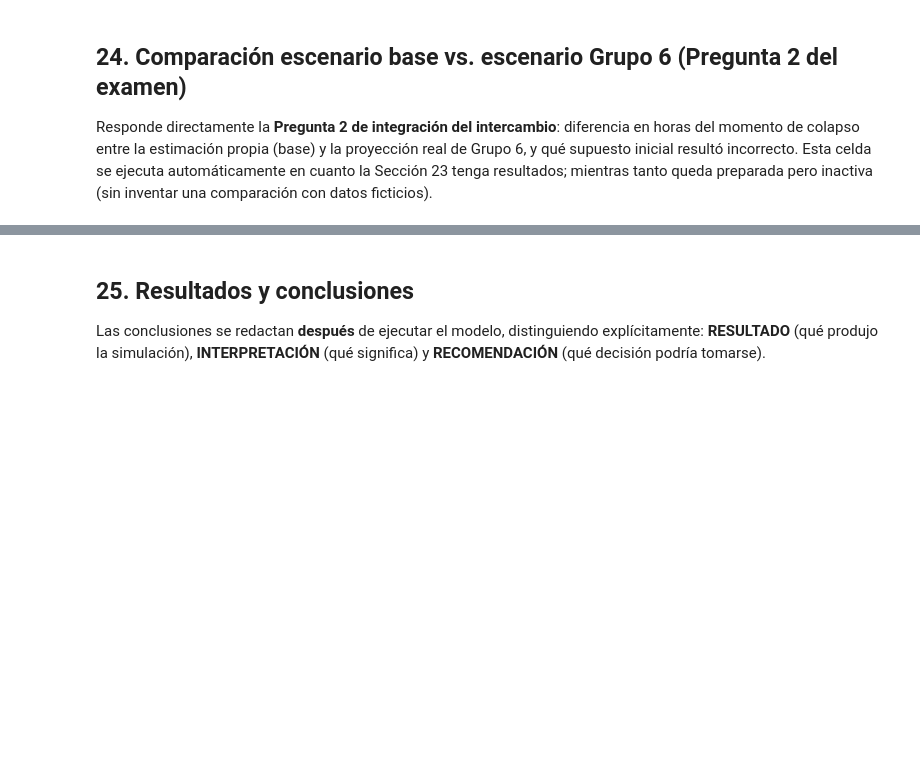
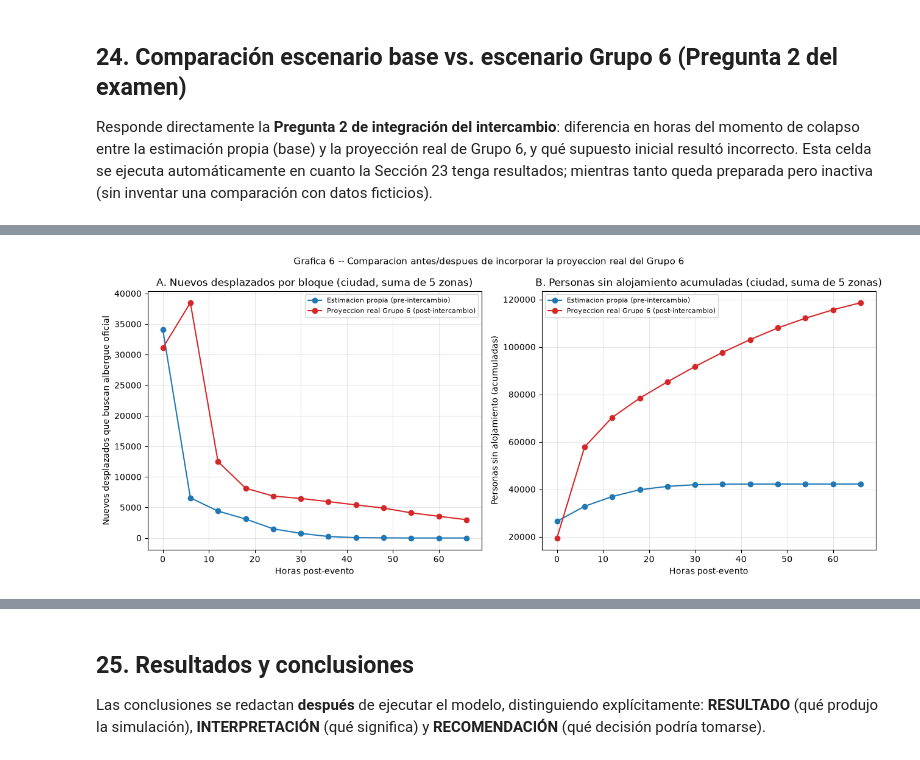
Before and after one commit to Emadlgg/examen_Practico_ModSsm, a Jupyter notebook: notebook/Grupo1_PoblacionDesplazada_Modelo.ipynb, the cells around one changed output, grey strips where cells are left out. Drawn from its saved outputs; the diff is of its cells as text; code cells hidden in the pictures; blank space fills up the shorter version.

```diff
--- a/notebook/Grupo1_PoblacionDesplazada_Modelo.ipynb
+++ b/notebook/Grupo1_PoblacionDesplazada_Modelo.ipynb
@@ -1272,0 +1323,40 @@ Sección omitida: pendiente de datos formales de Grupo 6 (ver Secciones 22-23).
+# %%
+# --- GRAFICA 6: Comparacion escenario base vs. Grupo 6 ---
+# Panel A: nuevos desplazados por bloque (ciudad, suma de zonas) -- flujo de entrada N_z(t).
+# Panel B: personas sin alojamiento acumuladas (ciudad, suma de zonas) -- stock U_z(t).
+if resultado_grupo6 is not None:
+    nuevos_base_total = resultado_base["nuevos_desplazados"].sum(axis=1)
+    nuevos_g6_total = resultado_grupo6["nuevos_desplazados"].sum(axis=1)
+    noaloj_base_total = resultado_base["no_alojados"].sum(axis=1)
+    noaloj_g6_total = resultado_grupo6["no_alojados"].sum(axis=1)
+
+    fig, axes = plt.subplots(1, 2, figsize=(13, 5.5))
+
+    axes[0].plot(horas_x, nuevos_base_total.values, marker="o", color="#1f77b4",
+                 label="Estimacion propia (pre-intercambio)")
+    axes[0].plot(horas_x, nuevos_g6_total.values, marker="o", color="#d62728",
+                 label="Proyeccion real Grupo 6 (post-intercambio)")
+    axes[0].set_title("A. Nuevos desplazados por bloque (ciudad, suma de 5 zonas)")
+    axes[0].set_xlabel("Horas post-evento")
+    axes[0].set_ylabel("Nuevos desplazados que buscan albergue oficial")
+    axes[0].legend(fontsize=8)
+    axes[0].grid(alpha=0.3)
+
+    axes[1].plot(horas_x, noaloj_base_total.values, marker="o", color="#1f77b4",
+                 label="Estimacion propia (pre-intercambio)")
+    axes[1].plot(horas_x, noaloj_g6_total.values, marker="o", color="#d62728",
+                 label="Proyeccion real Grupo 6 (post-intercambio)")
+    axes[1].set_title("B. Personas sin alojamiento acumuladas (ciudad, suma de 5 zonas)")
+    axes[1].set_xlabel("Horas post-evento")
+    axes[1].set_ylabel("Personas sin alojamiento (acumuladas)")
+    axes[1].legend(fontsize=8)
+    axes[1].grid(alpha=0.3)
+
+    fig.suptitle("Grafica 6 -- Comparacion antes/despues de incorporar la proyeccion real del Grupo 6", fontsize=11)
+    plt.tight_layout()
+    plt.savefig(OUTPUTS_DIR / "grafica6_comparativa_intercambio.png", dpi=300)
+    plt.show()
+else:
+    print("Seccion omitida: pendiente de datos formales de Grupo 6.")
+# %% [output]
+[figure, added]
```
Also changed, not shown: parts of 13 cells of this notebook, 16 other files.
